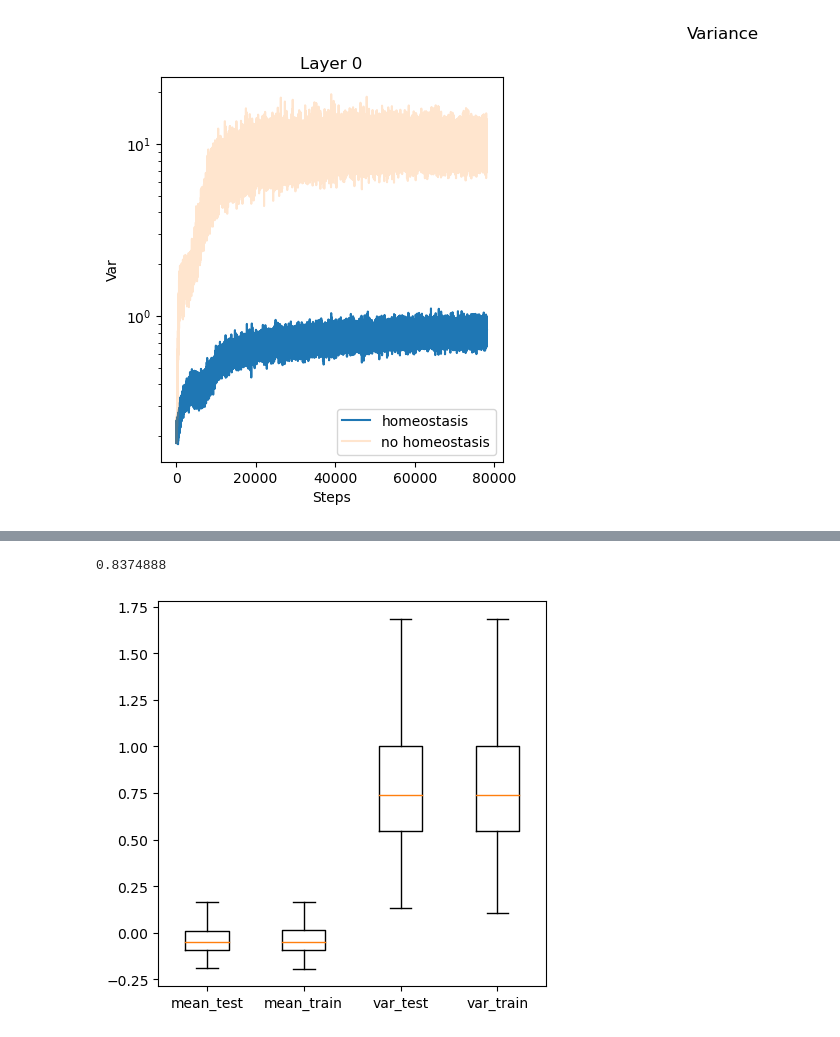
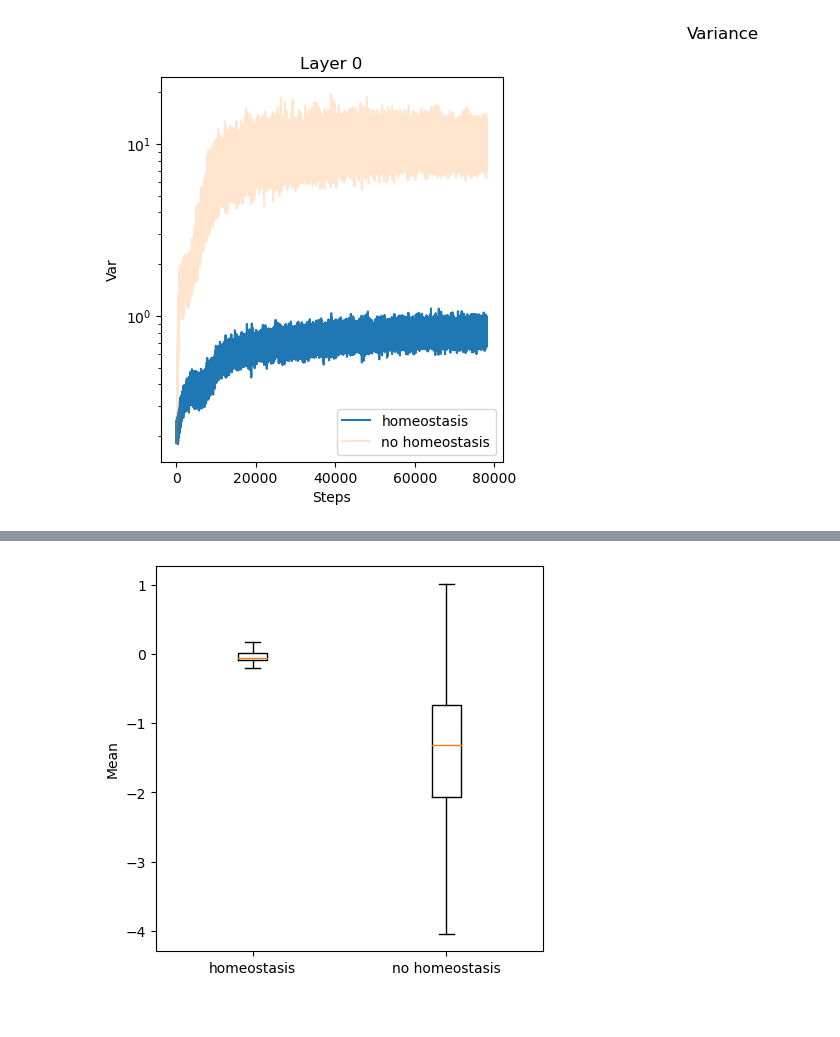
Before and after one commit to RoyHEyono/HomeostaticDANN, a Jupyter notebook: dense_mnist_task/pca_reconstruction.ipynb, the cells around one changed output, grey strips where cells are left out. Drawn from its saved outputs; the diff is of its cells as text; code cells hidden in the pictures.

```diff
--- a/dense_mnist_task/pca_reconstruction.ipynb
+++ b/dense_mnist_task/pca_reconstruction.ipynb
@@ -21,6 +18,9 @@ homeo_arr = np.array([[]])
 non_homeo_arr = np.array([[]])
 
 for i in range(n):
+
+    if i==3:
+        continue
 
     # Specify the file name
     file_name_homeo = f'res/homeo_dann_{i}_results.pkl'
@@ -186,15 +222,27 @@ for n_components in range(1, 200,10):
     plot_images([original_image, reconstructed_image], f"Components: {n_components}")
 # %%
 # Specify the file name
-file_name_mnist_test_homeo = f'homeo_dann__meanvar_layers_mnist_test.pkl'
-file_name_mnist_train_homeo = f'homeo_dann__meanvar_layers_mnist_train.pkl'
+file_name_mnist_test_homeo = f'res/homeo_dann_0__meanvar_layers_mnist_test.pkl'
+file_name_mnist_train_homeo = f'res/homeo_dann_0__meanvar_layers_mnist_train.pkl'
+file_name_mnist_test_no_homeo = f'res/non_homeo_dann_0__meanvar_layers_mnist_test.pkl'
+file_name_mnist_train_no_homeo = f'res/non_homeo_dann_0__meanvar_layers_mnist_train.pkl'
 
 # Open the file in binary read mode ('rb')
 with open(file_name_mnist_test_homeo, 'rb') as file:
     # Use pickle.load() to load the list from the file
-    test = pickle.load(file)
+    homeo_test = pickle.load(file)
 
 # Open the file in binary read mode ('rb')
 with open(file_name_mnist_train_homeo, 'rb') as file:
     # Use pickle.load() to load the list from the file
-    train = pickle.load(file)
+    homeo_train = pickle.load(file)
+
+# Open the file in binary read mode ('rb')
+with open(file_name_mnist_train_no_homeo, 'rb') as file:
+    # Use pickle.load() to load the list from the file
+    no_homeo_train = pickle.load(file)
+
+# Open the file in binary read mode ('rb')
+with open(file_name_mnist_test_no_homeo, 'rb') as file:
+    # Use pickle.load() to load the list from the file
+    no_homeo_test = pickle.load(file)
@@ -207,17 +249,25 @@ data = [mean_test, mean_train, var_test, var_train]
-# %%
-np.mean(var_train[:30])
-# %% [output]
-0.8374888
+# %%
+homeo_mean_test = homeo_test[0][:,0]
+homeo_var_test = homeo_test[0][:,1]
+homeo_mean_train = homeo_train[0][:,0]
+homeo_var_train = homeo_train[0][:,1]
+no_homeo_mean_test = no_homeo_test[0][:,0]
+no_homeo_var_test = no_homeo_test[0][:,1]
+no_homeo_mean_train = no_homeo_train[0][:,0]
+no_homeo_var_train = no_homeo_train[0][:,1]
+data = [homeo_mean_train, homeo_mean_test, homeo_var_train, homeo_var_test,
+        no_homeo_mean_train, no_homeo_mean_test, no_homeo_var_train, no_homeo_var_test]
+data_mean = [homeo_mean_train, no_homeo_mean_train]
+data_var = [homeo_var_train, no_homeo_var_train]
+data_idd = [homeo_mean_train, homeo_mean_test, homeo_var_train, homeo_var_test]
 # %%
 fig = plt.figure(figsize =(5, 5))
 
 # Creating axes instance
 ax = fig.add_subplot(111)
-ax.set_xticklabels(['mean_test', 'mean_train',
-                    'var_test', 'var_train'])
-
-
+ax.set_xticklabels(['homeostasis', 'no homeostasis'])
+ax.set_ylabel('Mean')
 # Creating plot
-bp = ax.boxplot(data, showfliers=False)
+bp = ax.boxplot(data_mean, showfliers=False)
 # %% [output]
-[figure, old version]
+[figure, new version]
```
Also changed, not shown: parts of 20 cells of this notebook, 39 other files.
